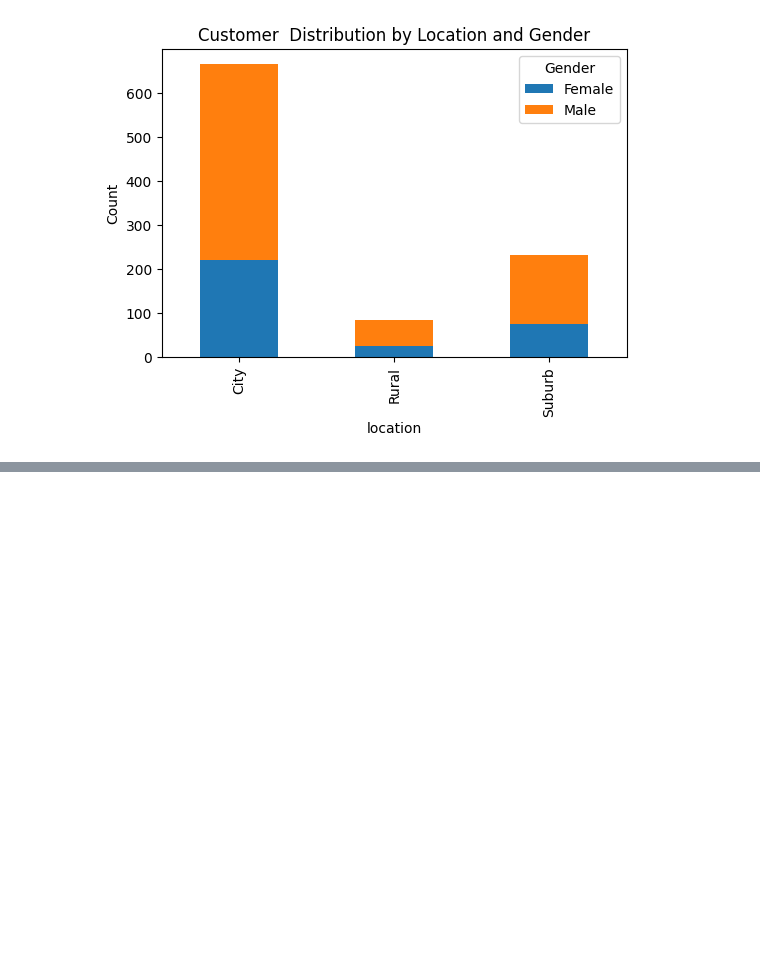
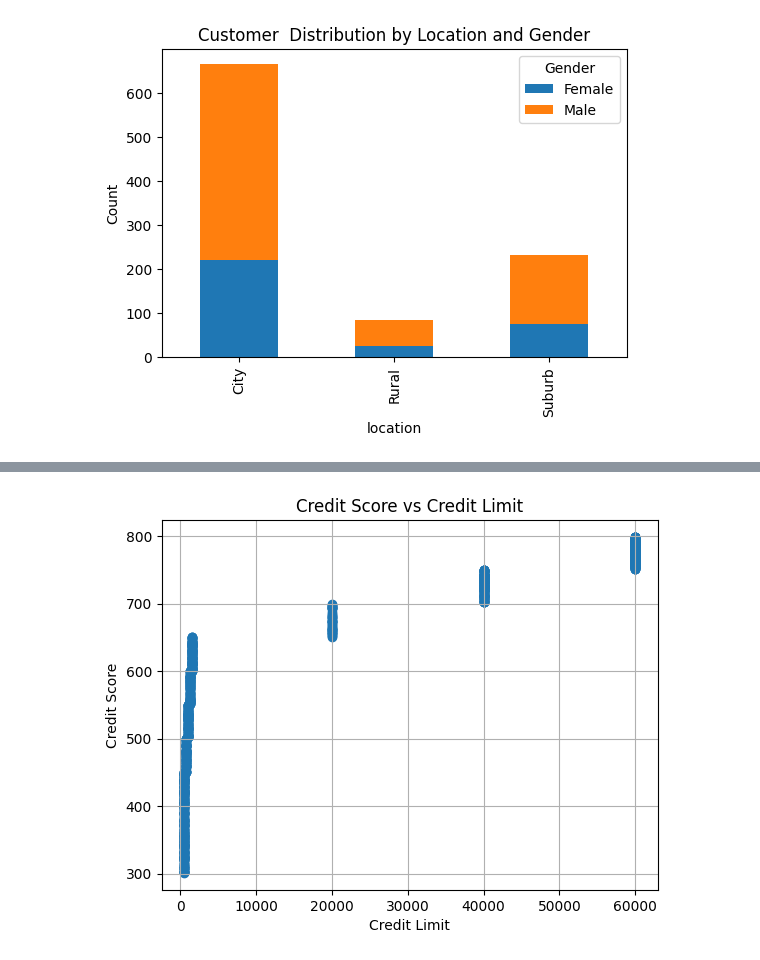
Before and after one commit to HMurawski/credit_card_launch, a Jupyter notebook: main.ipynb, the cells around one changed output, grey strips where cells are left out. Cells and saved outputs as stored; diff of their text form; code cells hidden in the pictures; blank space fills up the shorter version.

Commit message:
credit score table EDA, fixing credit score

```diff
--- a/main.ipynb
+++ b/main.ipynb
@@ -314,0 +371,3 @@ plt.show()
+# %%
+df_cs = df_cs.drop_duplicates(subset="cust_id", keep="last")
+df_cs.shape
@@ -314,0 +399,9 @@ plt.show()
+# %%
+plt.scatter(df_cs["credit_limit"], df_cs["credit_score"])
+plt.title("Credit Score vs Credit Limit")
+plt.xlabel("Credit Limit")
+plt.ylabel("Credit Score")
+plt.grid()
+plt.show()
+# %% [output]
+[figure, added]
```
Also changed, not shown: parts of 38 cells of this notebook.
